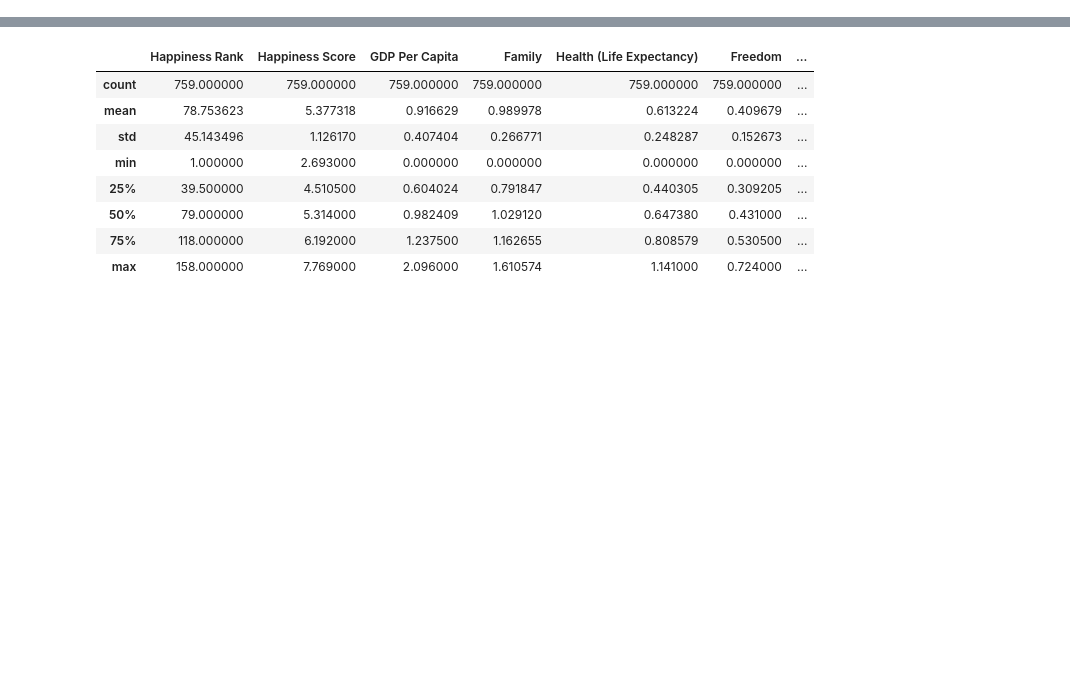
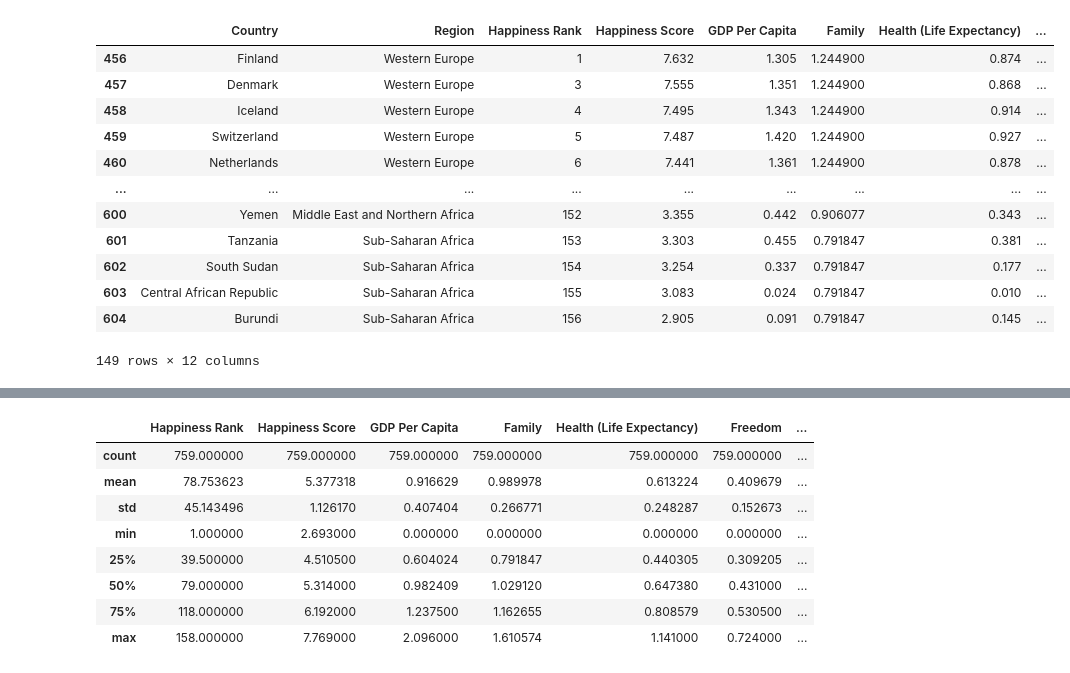
Before and after one commit to simrankgill/NSF_Mini_Project, a Jupyter notebook: WorldHappiness.ipynb, the cells around one changed output, grey strips where cells are left out. Saved outputs shown, nothing was run; the diff lists cells and outputs as text; code cells hidden in the pictures; blank space fills up the shorter version.

```diff
--- a/WorldHappiness.ipynb
+++ b/WorldHappiness.ipynb
@@ -121,0 +135,17 @@ plt.boxplot(DF['Family'])
+# %%
+DF2018 =  DF[DF['Year']==2018]
+DF2018
+# %% [output]
+|  | Country | Region | Happiness Rank | Happiness Score | GDP Per Capita | Family | Health (Life Expectancy) | ... |
+| 456 | Finland | Western Europe | 1 | 7.632 | 1.305 | 1.244900 | 0.874 | ... |
+| 457 | Denmark | Western Europe | 3 | 7.555 | 1.351 | 1.244900 | 0.868 | ... |
+| 458 | Iceland | Western Europe | 4 | 7.495 | 1.343 | 1.244900 | 0.914 | ... |
+| 459 | Switzerland | Western Europe | 5 | 7.487 | 1.420 | 1.244900 | 0.927 | ... |
+| 460 | Netherlands | Western Europe | 6 | 7.441 | 1.361 | 1.244900 | 0.878 | ... |
+| ... | ... | ... | ... | ... | ... | ... | ... | ... |
+| 600 | Yemen | Middle East and Northern Africa | 152 | 3.355 | 0.442 | 0.906077 | 0.343 | ... |
+| 601 | Tanzania | Sub-Saharan Africa | 153 | 3.303 | 0.455 | 0.791847 | 0.381 | ... |
+| 602 | South Sudan | Sub-Saharan Africa | 154 | 3.254 | 0.337 | 0.791847 | 0.177 | ... |
+| 603 | Central African Republic | Sub-Saharan Africa | 155 | 3.083 | 0.024 | 0.791847 | 0.010 | ... |
+| 604 | Burundi | Sub-Saharan Africa | 156 | 2.905 | 0.091 | 0.791847 | 0.145 | ... |
+149 rows × 12 columns
```
Also changed, not shown: parts of 19 cells of this notebook.
